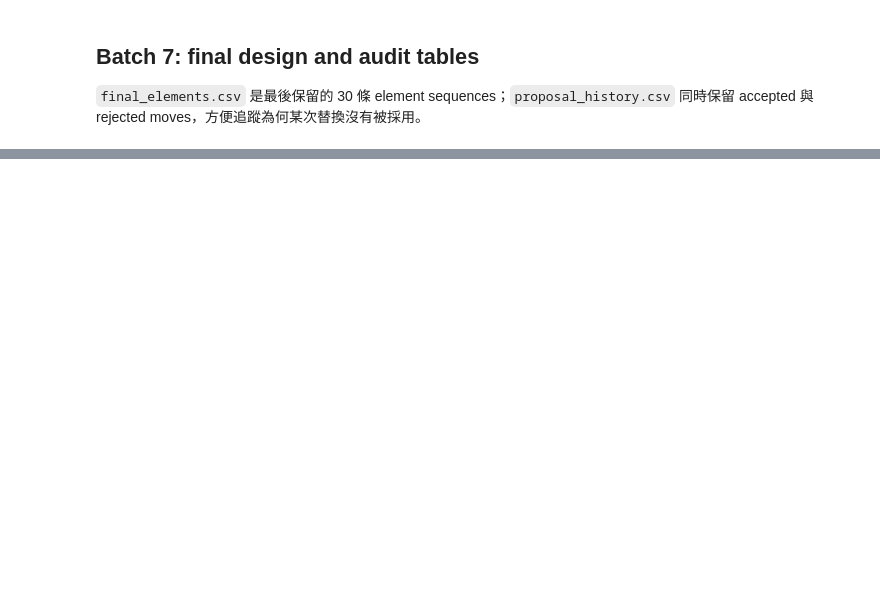
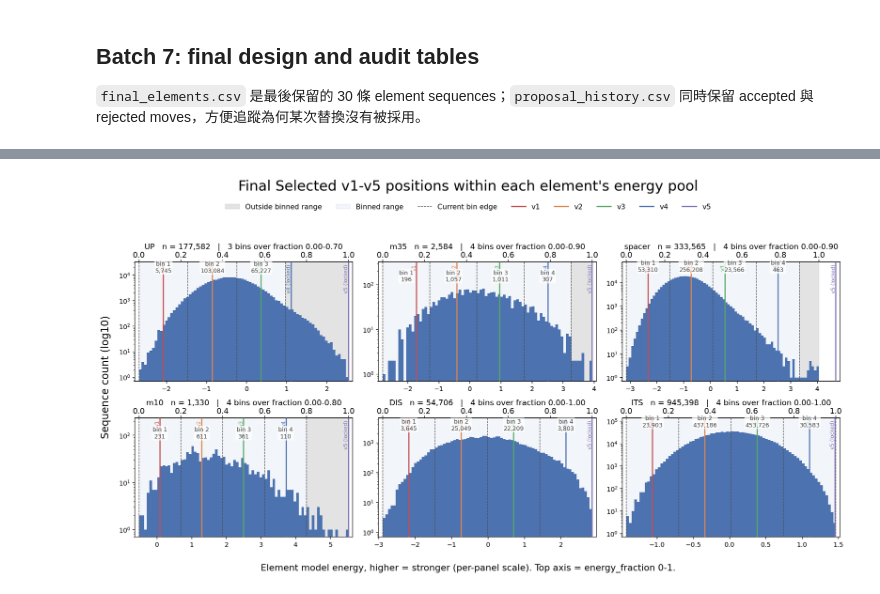
Before and after one commit to KellyLiao1023/Whole-model, a Jupyter notebook: MS2_Data_PyTorch/scripts/Model_CorePromoter_recursive_design.ipynb, the cells around one changed output, grey strips where cells are left out. Saved outputs shown, nothing was run; the diff lists cells and outputs as text; code cells hidden in the pictures; blank space fills up the shorter version.

```diff
--- a/MS2_Data_PyTorch/scripts/Model_CorePromoter_recursive_design.ipynb
+++ b/MS2_Data_PyTorch/scripts/Model_CorePromoter_recursive_design.ipynb
@@ -695,7 +1007,7 @@ result = redesigner.run(
     resume=(RUN_MODE == "resume"),
     reset_stalled_on_resume=True,
     progress_df=progress_df,
-    verbose=False,
+    verbose=True,
 )
 
 print("Success:", result.success)
@@ -723,0 +1225,4 @@ plot_element_version_energy_distributions(result.final_scan, "best_core_score",
+# %%
+plot_element_positions(result.final_elements, scored_pools, CONFIG, title_prefix="Final ")
+# %% [output]
+[figure, added]
```
Also changed, not shown: parts of 13 cells of this notebook, 3 other files.
